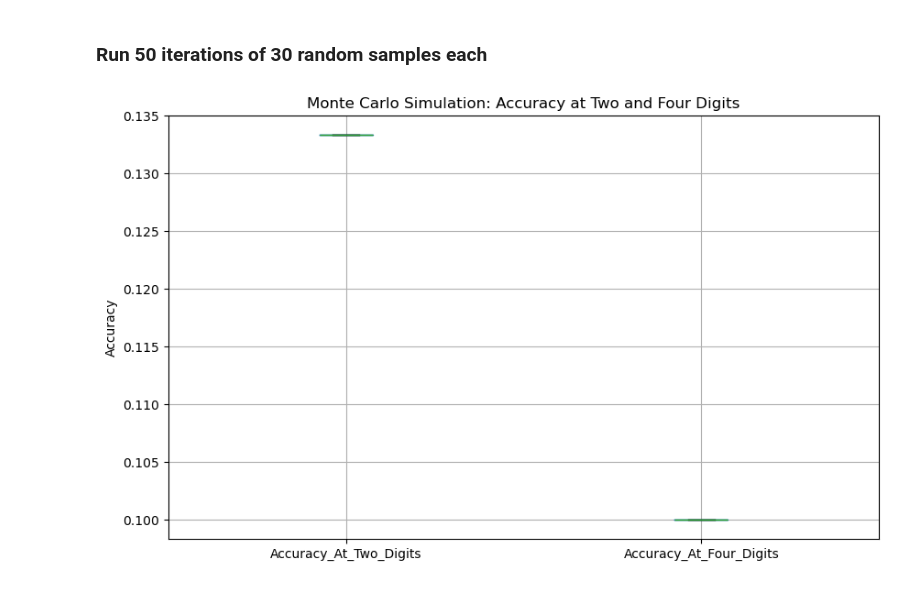
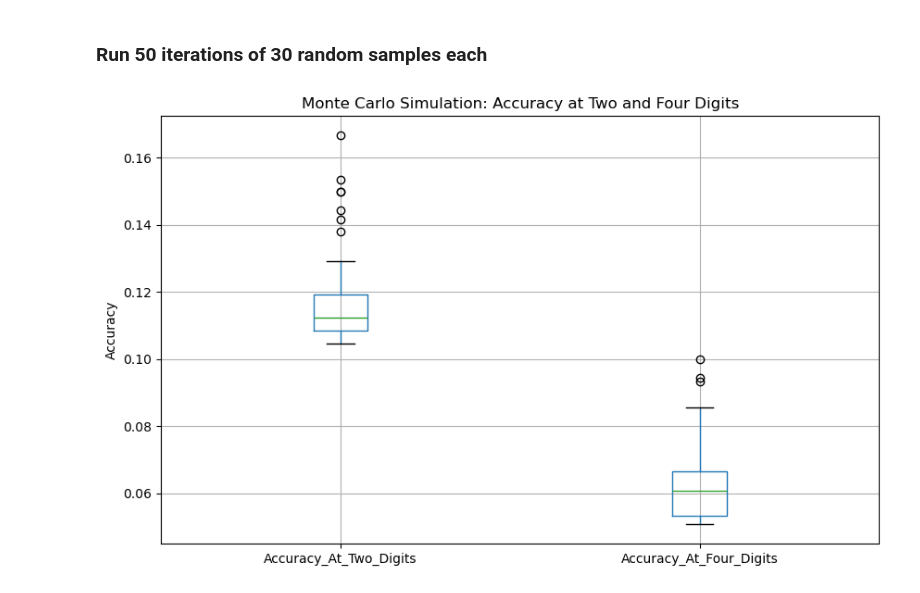
Before and after one commit to A01794052/proyecto_integrador_equipo_27, a Jupyter notebook: Avance4.27/TestOscar/validation_scripts/Test1_validation.ipynb, the cells around one changed output. Drawn from its saved outputs; the diff is of its cells as text; code cells hidden in the pictures.

Commit message:
Random samples

```diff
--- a/Avance4.27/TestOscar/validation_scripts/Test1_validation.ipynb
+++ b/Avance4.27/TestOscar/validation_scripts/Test1_validation.ipynb
@@ -330,7 +330,9 @@ merged_stopwords = stop_words_es.union(stop_words_en).union(additional_stopwords
 # %%
 def run_predictions(descriptions_to_predict):
     # Select 30 random queries
-    selected_queries = all_queries.sample(descriptions_to_predict, random_state=1)
+    # Shuffle the original DataFrame
+    df_shuffled = all_queries.sample(frac=1).reset_index(drop=True)
+    selected_queries = df_shuffled.sample(descriptions_to_predict)
 
     # Now, process each query with llm_chain
     #print("Predicting HS codes of random Validation Data rows...")
@@ -381,31 +383,31 @@ def calculate_accuracy(iteration_df):
 
     accuracy_at_two_digits = correct_two_digits / total if total > 0 else 0
     accuracy_at_four_digits = correct_four_digits / total if total > 0 else 0
 
     return accuracy_at_two_digits, accuracy_at_four_digits
 
 n_iterations = 50
 n_predictions = 30
 accuracy_results_list = []
 
 for iteration in tqdm(range(n_iterations), desc="Running MonteCarlo simulation"):
     #print("Running iteration #:" , iteration+1)
     iteration_df = run_predictions(n_predictions)
     # Calculate accuracy
     acc_two_digits, acc_four_digits = calculate_accuracy(iteration_df)
 
     # Store the results
     accuracy_results_list.append([iteration + 1, acc_two_digits, acc_four_digits])
     #print("Accuracy of this iteration: ", acc_two_digits, acc_four_digits)
 
 # Convert results to DataFrame for further analysis
 accuracy_results_df = pd.DataFrame(accuracy_results_list, columns=['Iteration', 'Accuracy_At_Two_Digits', 'Accuracy_At_Four_Digits'])
 accuracy_results_df
 
 plt.figure(figsize=(10, 6))
 accuracy_results_df[['Accuracy_At_Two_Digits', 'Accuracy_At_Four_Digits']].boxplot()
 plt.title('Monte Carlo Simulation: Accuracy at Two and Four Digits')
 plt.ylabel('Accuracy')
 plt.show()
 # %% [output]
-[figure, old version]
+[figure, new version]
```
Also changed, not shown: parts of 1 cell of this notebook, 1 other file.
